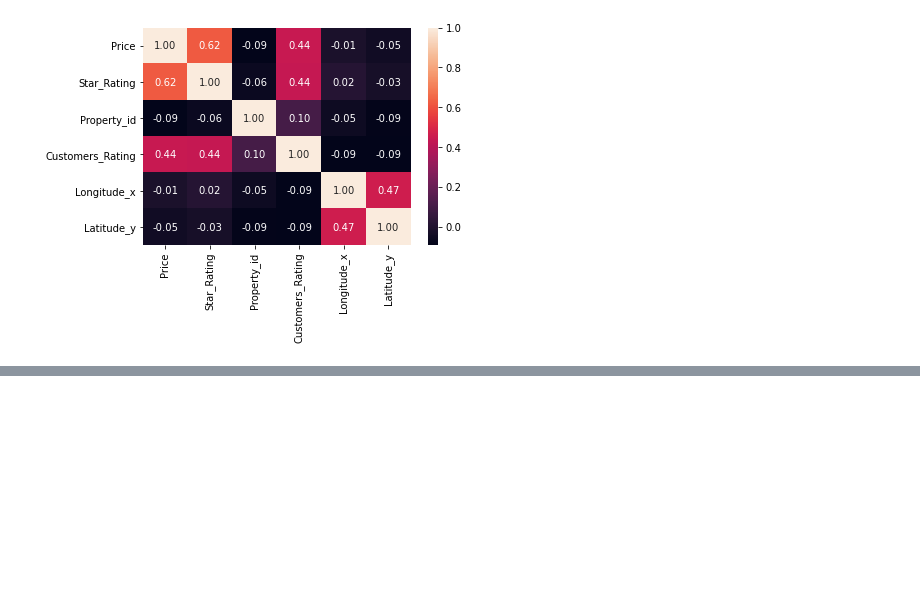
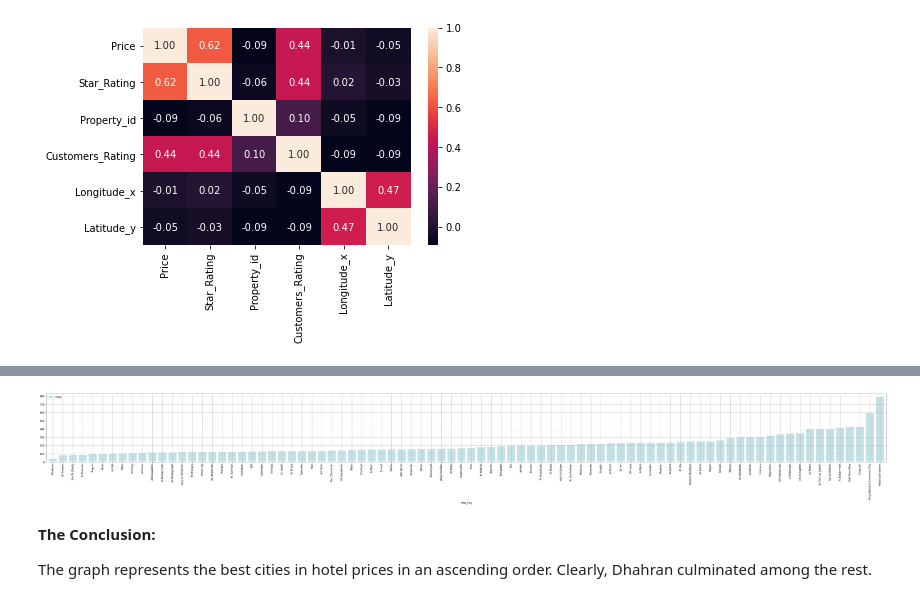
Before and after one commit to OrjwanZaafarani/Data_Science_Nanodegree_Project_1, a Jupyter notebook: Project_1.ipynb, the cells around one changed output, grey strips where cells are left out. Saved outputs shown, nothing was run; the diff lists cells and outputs as text; code cells hidden in the pictures; blank space fills up the shorter version.

```diff
--- a/Project_1.ipynb
+++ b/Project_1.ipynb
@@ -316,0 +266,6 @@ The graph represents the worst cities in hotel prices. The following breifs the
+# %%
+# Group by the Cities
+Q3 = best_prices.groupby(["new_City"])['Price'].mean().to_frame()
+# Save the results to a csv file
+Q3.to_csv('Q3.csv')
+print(Q3)
@@ -316,0 +288,19 @@ The graph represents the worst cities in hotel prices. The following breifs the
+# %%
+# Pivot the data
+aggregated_data = Q3
+pivoted_data = pd.pivot_table(aggregated_data, values='Price', index='new_City')
+# %%
+# Visualize the data
+ax = pivoted_data.sort_values(by='Price').plot(kind='bar',
+                  stacked=True,
+                  width=0.8,
+                  fontsize=10,
+                  colormap=ListedColormap(sns.color_palette("ch:3,-.2,dark=.4")),
+                  figsize=(60,5))
+ax.grid(which='both')
+# %% [output]
+[figure, added]
+# %% [markdown]
+**The Conclusion:**
+
+The graph represents the best cities in hotel prices in an ascending order. Clearly, Dhahran culminated among the rest.
```
Also changed, not shown: parts of 17 cells of this notebook.
